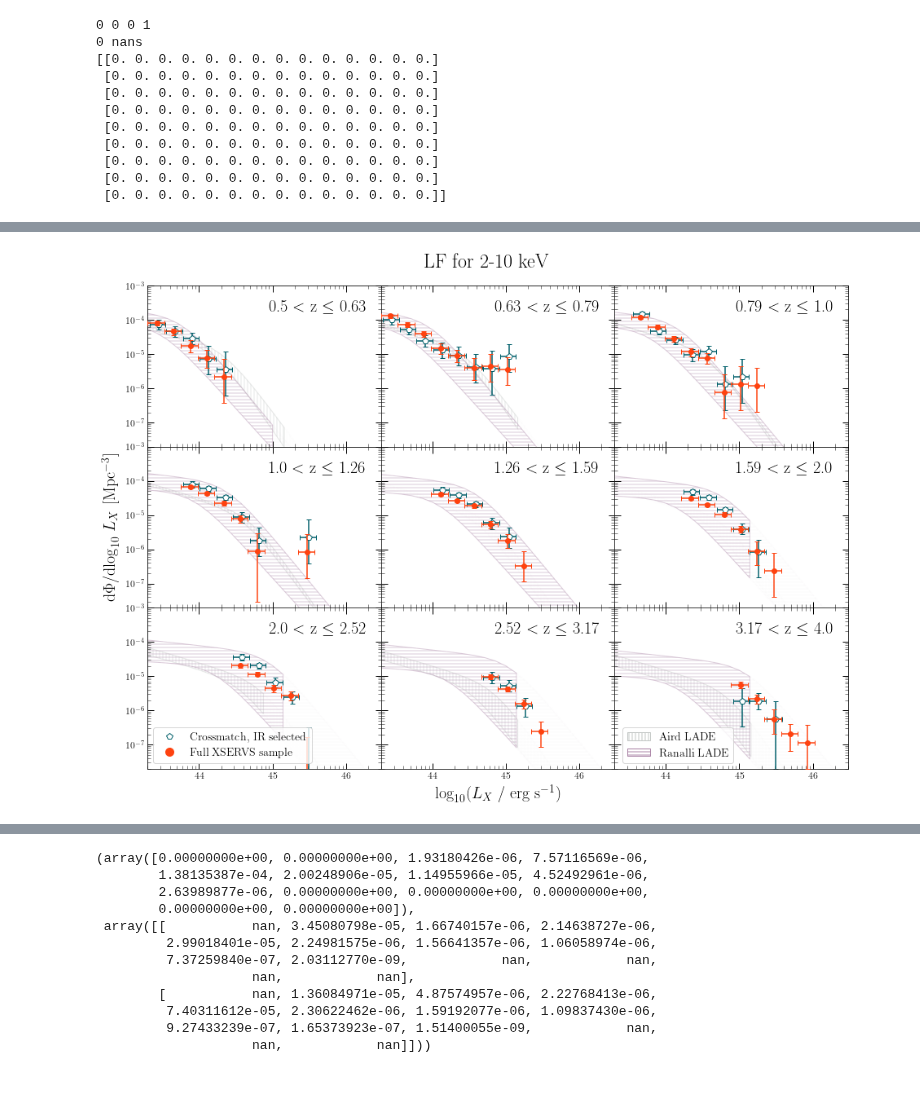
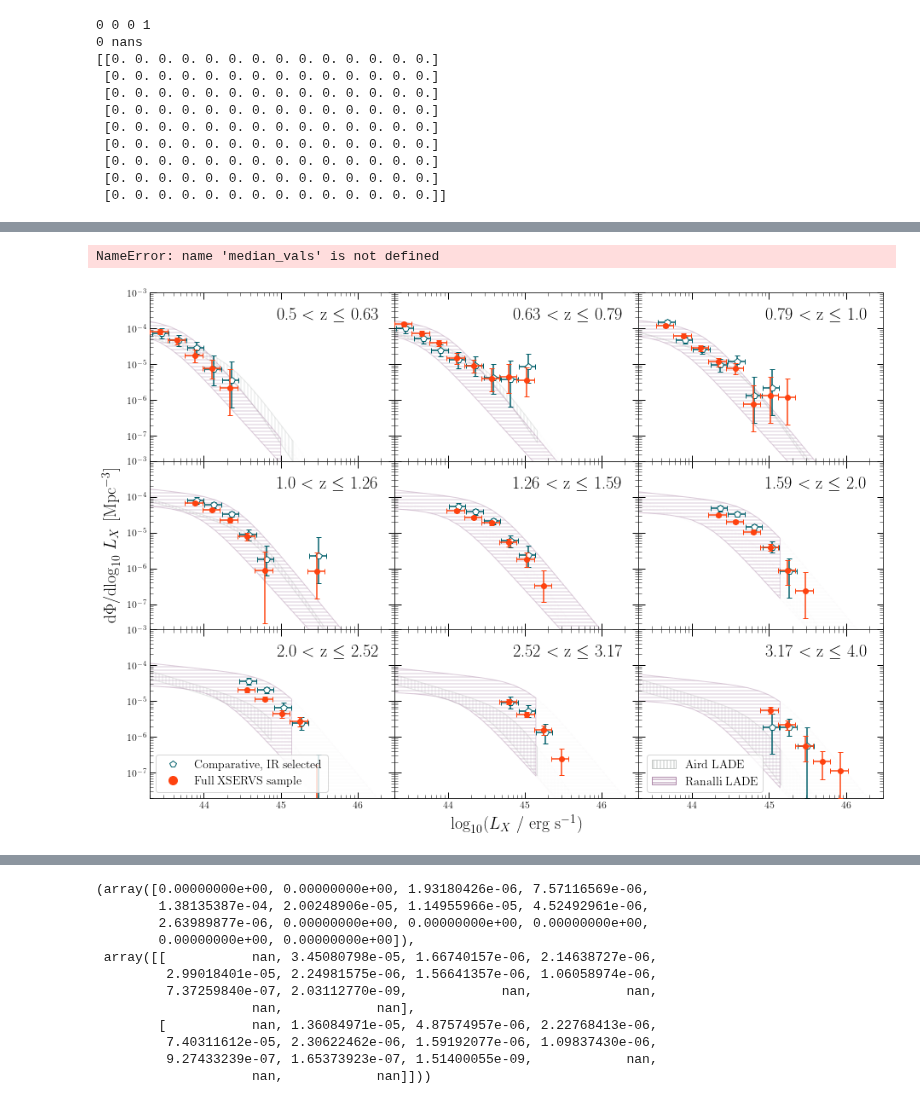
Before and after one commit to runburg/agn_lf, a Jupyter notebook: notebooks/lf_montecarlo_xray.ipynb, the cells around one changed output, grey strips where cells are left out. Cells and saved outputs as stored; diff of their text form; code cells hidden in the pictures.

```diff
--- a/notebooks/lf_montecarlo_xray.ipynb
+++ b/notebooks/lf_montecarlo_xray.ipynb
@@ -478,19 +478,21 @@ x_ray_correction['Ranalli LADE'] = 1
 #         lfv = infile['lf_vals']
 #         lfe = infile['lf_errs']
 #     otherruns[lab] = [lfv, lfe]
+# %%
+import importlib
+importlib.reload(vmax)
+
+# otherruns = {}
+np.savez('./output/' + outfile + '.npz', lf_vals=median_vals, lf_errs=med_errs, z_bins=z_bins, l_bins=l_bins)
+# %% [output]
+NameError: name 'median_vals' is not defined
 # %%
-import importlib
-importlib.reload(vmax)
-
-# otherruns = {}
-np.savez('./output/' + outfile + '.npz', lf_vals=median_vals, lf_errs=med_errs, z_bins=z_bins, l_bins=l_bins)
-
 l_limits = 4 * np.pi * cosmo.luminosity_distance((z_bins[:-1]+z_bins[1:])/2)**2 * flux_limit/(u.cm**2)
 l_limits = l_limits.decompose()
 
 plot_files = ['./output/lf_xray.npz', './output/lf_xray_crossmatch_ir_selected.npz']#, './output/lf_xray_gaussian_uncertainty.npz']
 
-labs = ['Full XSERVS sample', 'Crossmatch, IR selected', 'Gaussian uncertainty']#, 'Crossmatch, X-ray selected']
+labs = ['Full XSERVS sample', 'Comparative, IR selected', 'Gaussian uncertainty']#, 'Crossmatch, X-ray selected']
 otherruns = {}
 for lab, fil in zip(labs, plot_files):
     with np.load(fil) as infile:
@@ -500,14 +502,14 @@ for lab, fil in zip(labs, plot_files):
 # %%
 import importlib
 importlib.reload(vmax)
 
 main_results = otherruns.pop(labs[0])
 
 outfile = 'lf_xray_xmatch'
 
-fig, axs, big_ax = vmax.plot_lf_vmax(main_results[0], main_results[1], z_bins, l_bins, compare_to_others=lit_data, other_runs=otherruns, others_limits=others_limits, lum_limits=l_limits, this_label=labs[0], title='LF for 2-10 keV', outfile='./output/paper_plots/'+outfile+'.pdf', lum_sublabel='_X')
+fig, axs, big_ax = vmax.plot_lf_vmax(main_results[0], main_results[1], z_bins, l_bins, compare_to_others=lit_data, other_runs=otherruns, others_limits=others_limits, lum_limits=l_limits, this_label=labs[0], title=None, outfile='./output/paper_plots/'+outfile+'.pdf', lum_sublabel='_X')
 # %% [output]
-[figure, old version]
+[figure, new version]
 # %%
 import importlib
 importlib.reload(vmax)
```
Also changed, not shown: parts of 10 cells of this notebook, 41 other files.
